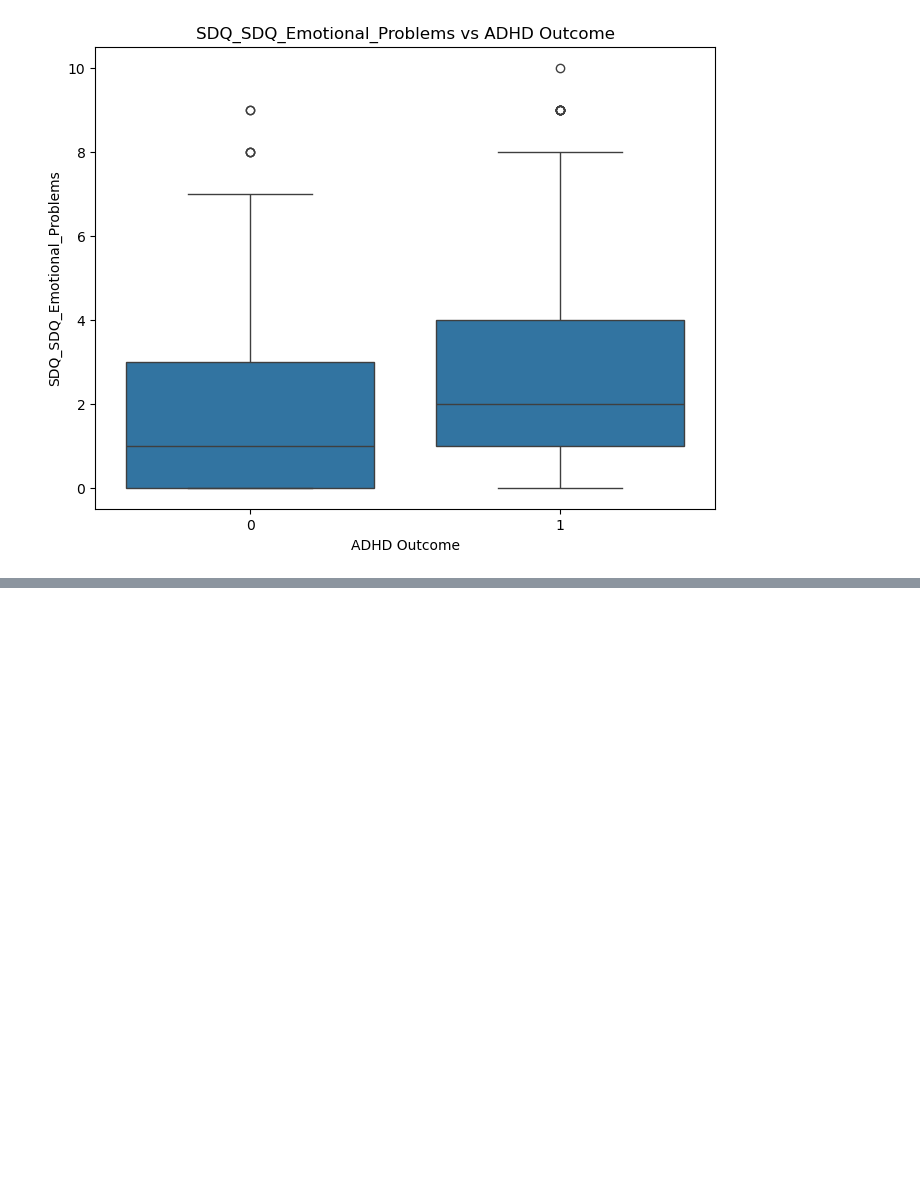
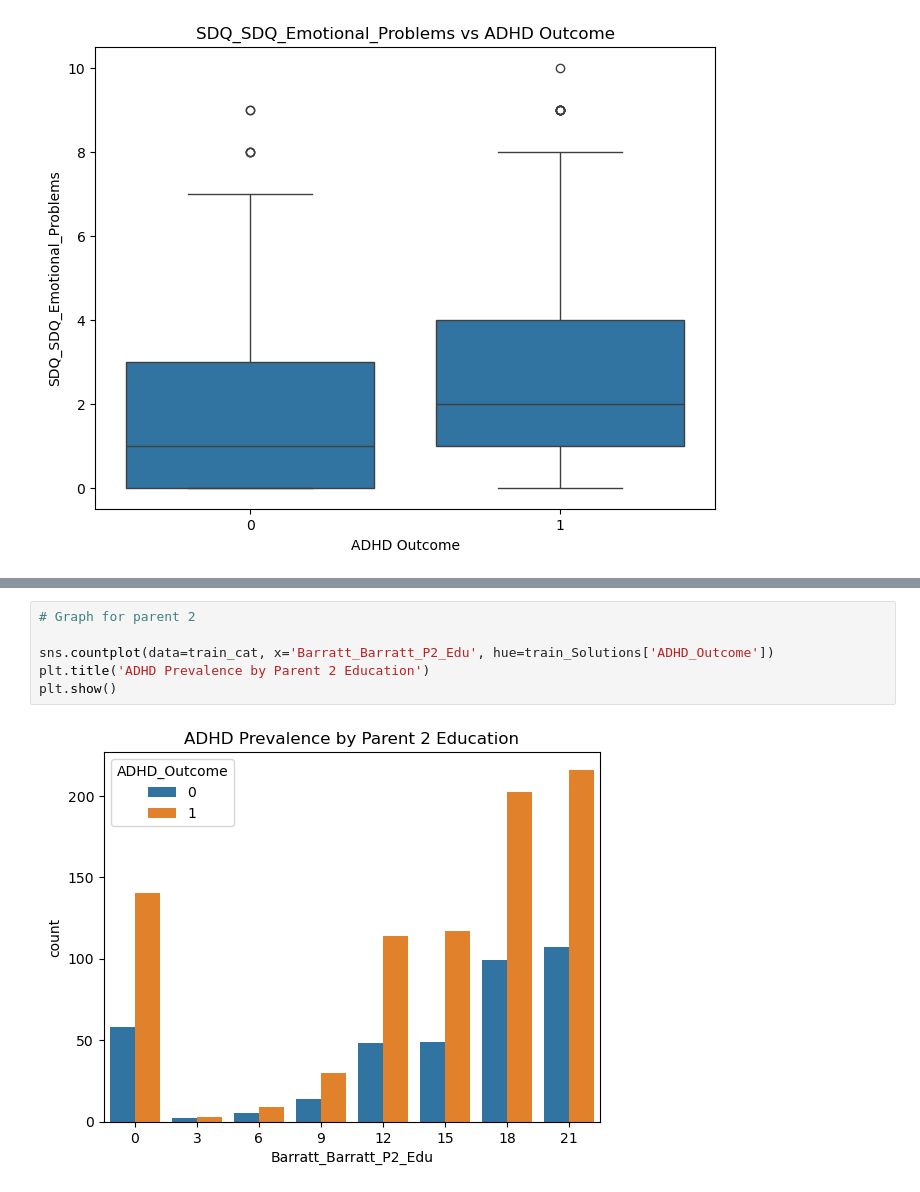
Before and after one commit to Arcturus816/Predicting_ADHD_in_Women, a Jupyter notebook: ADHD_Clean_EDA.ipynb, the cells around one changed output, grey strips where cells are left out. Drawn from its saved outputs; the diff is of its cells as text; blank space fills up the shorter version.

```diff
--- a/ADHD_Clean_EDA.ipynb
+++ b/ADHD_Clean_EDA.ipynb
@@ -432,0 +475,8 @@ plt.show()
+# %%
+# Graph for parent 2
+
+sns.countplot(data=train_cat, x='Barratt_Barratt_P2_Edu', hue=train_Solutions['ADHD_Outcome'])
+plt.title('ADHD Prevalence by Parent 2 Education')
+plt.show()
+# %% [output]
+[figure, added]
```
Also changed, not shown: parts of 56 cells of this notebook.
